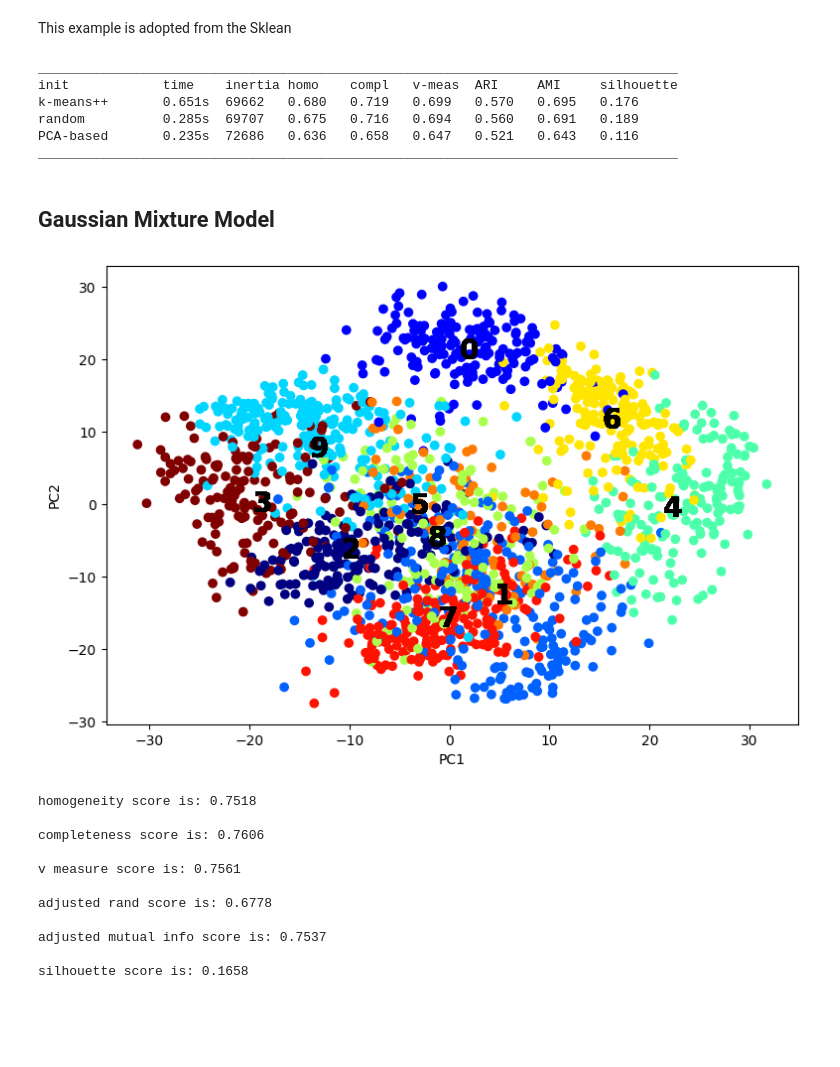
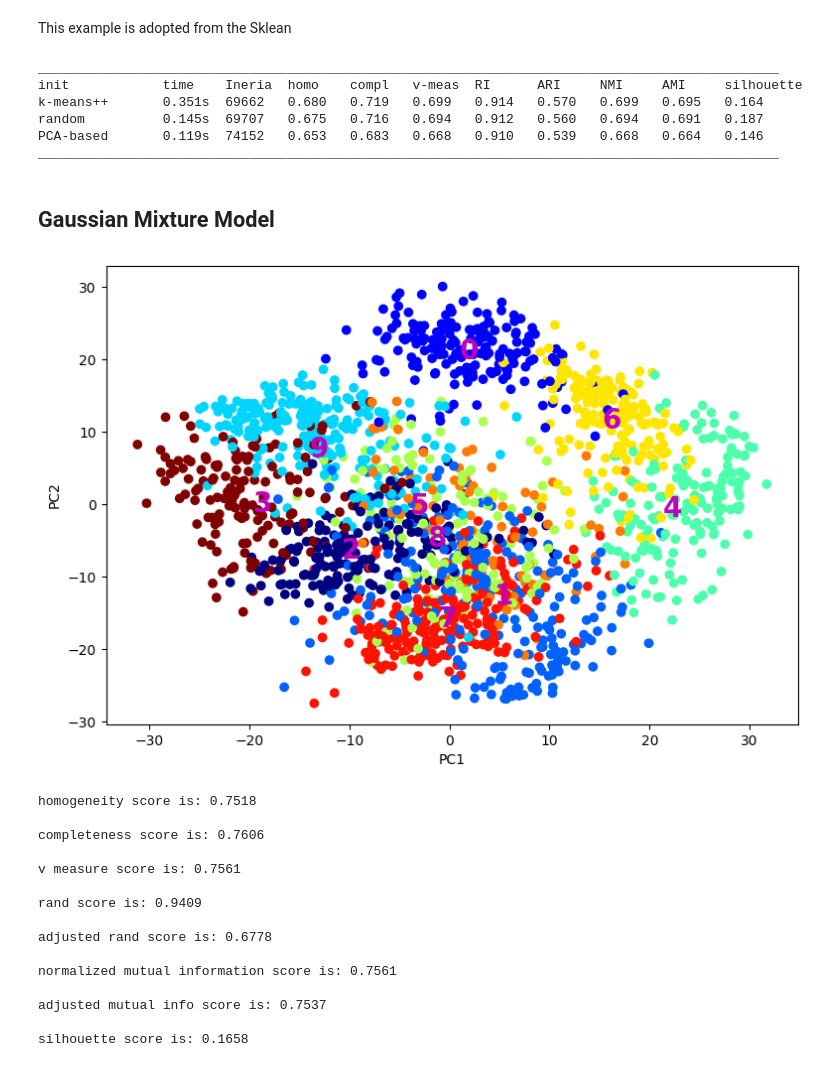
Before and after one commit to SBU-r/CIV555-Fall24, a Jupyter notebook: Notebooks/Clustering.ipynb, the cells around one changed output. Cells and saved outputs as stored; diff of their text form; code cells hidden in the pictures; blank space fills up the shorter version.

```diff
--- a/Notebooks/Clustering.ipynb
+++ b/Notebooks/Clustering.ipynb
@@ -372,8 +393,8 @@ def bench_k_means(kmeans, name, data, labels):
 from sklearn.cluster import KMeans
 from sklearn.decomposition import PCA
 
-print(82 * "_")
-print("init\t\ttime\tinertia\thomo\tcompl\tv-meas\tARI\tAMI\tsilhouette")
+print(95 * "_")
+print("init\t\ttime\tIneria\thomo\tcompl\tv-meas\tRI\tARI\tNMI\tAMI\tsilhouette")
 
 # use the k-mean++ method for initialization
 kmeans = KMeans(init="k-means++",
@@ -405,14 +426,14 @@ bench_k_means(kmeans=kmeans,
               data=df,
               labels=y)
 
-print(82 * "_")
+print(95 * "_")
 # %% [output]
-__________________________________________________________________________________
-init            time    inertia homo    compl   v-meas  ARI     AMI     silhouette
-k-means++       0.651s  69662   0.680   0.719   0.699   0.570   0.695   0.176
-random          0.285s  69707   0.675   0.716   0.694   0.560   0.691   0.189
-PCA-based       0.235s  72686   0.636   0.658   0.647   0.521   0.643   0.116
-__________________________________________________________________________________
+_______________________________________________________________________________________________
+init            time    Ineria  homo    compl   v-meas  RI      ARI     NMI     AMI     silhouette
+k-means++       0.351s  69662   0.680   0.719   0.699   0.914   0.570   0.699   0.695   0.164
+random          0.145s  69707   0.675   0.716   0.694   0.912   0.560   0.694   0.691   0.187
+PCA-based       0.119s  74152   0.653   0.683   0.668   0.910   0.539   0.668   0.664   0.146
+_______________________________________________________________________________________________
 # %% [markdown]
 ## Gaussian Mixture Model
 # %%
@@ -424,33 +445,40 @@ y_predict = gm.predict(df)
 # %%
 # visualize the result on the space of PC1 and PC2
 plt.figure(figsize=(9,6))
 
 plt.scatter(df_pca[:,0], df_pca[:,1],
             c=y_predict,
             cmap="jet")
 plt.xlabel("PC1")
 plt.ylabel("PC2")
 
 
-data = pd.DataFrame(np.concatenate((df_pca[:,[0,1]], np.reshape(y, (-1, 1))), axis=1)) #np.reshape(y,(-1,1)) means to reshape y into a column
+data_visualizatioin = pd.DataFrame(np.concatenate((df_pca[:,[0,1]], np.reshape(y, (-1, 1))), axis=1)) #np.reshape(y,(-1,1)) means to reshape y into a column
 
-for i, number in enumerate(y):
-        plt.annotate(number,
-                     data.loc[data[2]==number,[0,1]].mean(),
-                     horizontalalignment='center',
-                     verticalalignment='center',
-                     weight='bold',
-                     size='20',
-                     color='k')
+# print the cluster label at the ground truth center of each cluster
+for number in range(10):
+    # Calculate the mean position for each ground truth cluster
+    position = data_visualization.loc[data_visualization[2] == number, [0, 1]].mean()
+
+    # Annotate the plot at the mean position
+    plt.annotate(str(number),  # Convert number to string for annotation
+                 position,     # Position for annotation
+                 horizontalalignment='center',
+                 verticalalignment='center',
+                 weight='bold',
+                 size=20,
+                 color='m')
 # %% [output]
-[figure, old version]
+[figure, new version]
 # %%
 
 # evaluation
 print(f'homogeneity score is: {metrics.homogeneity_score(y,y_predict):.4f}','\n')
 print(f'completeness score is: {metrics.completeness_score(y,y_predict):.4f}','\n')
-print(f'v measure score is: {metrics.v_measure_score(y,y_predict):.4f}','\n')
+print(f'v measure score is: {metrics.v_measure_score(y,y_predict,beta=1):.4f}','\n')
+print(f'rand score is: {metrics.rand_score(y,y_predict):.4f}','\n')
 print(f'adjusted rand score is: {metrics.adjusted_rand_score(y,y_predict):.4f}','\n')
+print(f'normalized mutual information score is: {metrics.normalized_mutual_info_score(y,y_predict):.4f}','\n')
 print(f'adjusted mutual info score is: {metrics.adjusted_mutual_info_score(y,y_predict):.4f}','\n')
 print(f'silhouette score is: {metrics.silhouette_score(df,y_predict,metric="euclidean",sample_size=300,random_state=0):.4f}','\n')
 # %% [output]
@@ -460,7 +488,11 @@ completeness score is: 0.7606
 
 v measure score is: 0.7561
 
+rand score is: 0.9409
+
 adjusted rand score is: 0.6778
+
+normalized mutual information score is: 0.7561
 
 adjusted mutual info score is: 0.7537
 
```
Also changed, not shown: parts of 8 cells of this notebook.
